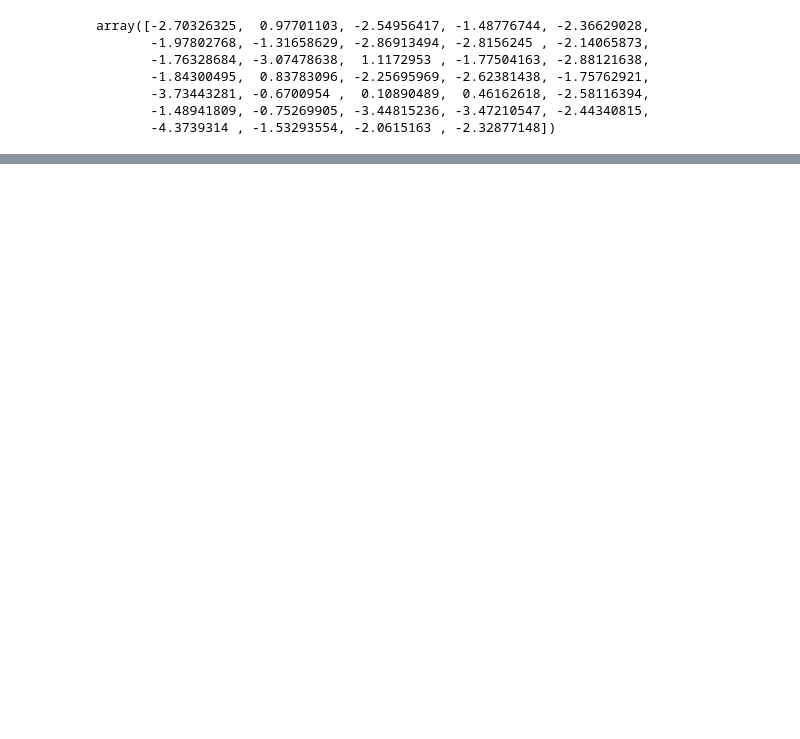
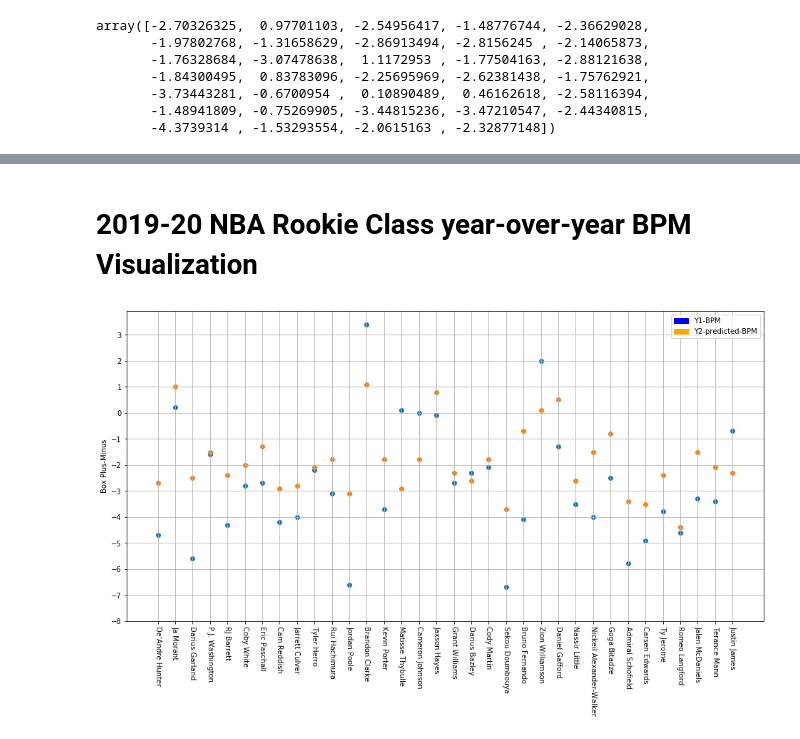
Before and after one commit to kaceyeggink/project_three, a Jupyter notebook: NBA_Rookie_Sophomore_Machine_Learning.ipynb, the cells around one changed output, grey strips where cells are left out. Drawn from its saved outputs; the diff is of its cells as text; code cells hidden in the pictures; blank space fills up the shorter version.

```diff
--- a/NBA_Rookie_Sophomore_Machine_Learning.ipynb
+++ b/NBA_Rookie_Sophomore_Machine_Learning.ipynb
@@ -83,0 +93,20 @@ predict_df_clean.round(1)
+# %% [markdown]
+# 2019-20 NBA Rookie Class year-over-year BPM Visualization
+# %%
+import matplotlib.patches as mpatches
+
+plt.scatter(predict_df_clean["Player"],predict_df_clean["Y1-BPM"])
+plt.scatter(predict_df_clean["Player"],predict_df_clean["Predict-Y2-BPM"])
+plt.xticks(rotation=270)
+plt.ylabel("Box Plus-Minus")
+blue_patch = mpatches.Patch(color='blue', label='Y1-BPM')
+orange_patch = mpatches.Patch(color='orange', label='Y2-predicted-BPM')
+plt.legend(handles=[blue_patch,orange_patch])
+y = range(-8,4,1)
+y_ticks = np.arange(-8, 4, 1)
+plt.yticks(y_ticks)
+plt.rcParams["figure.figsize"] = (16,8)
+plt.grid()
+plt.savefig("Predicted_BPM")
+# %% [output]
+[figure, added]
```
Also changed, not shown: parts of 6 cells of this notebook.
